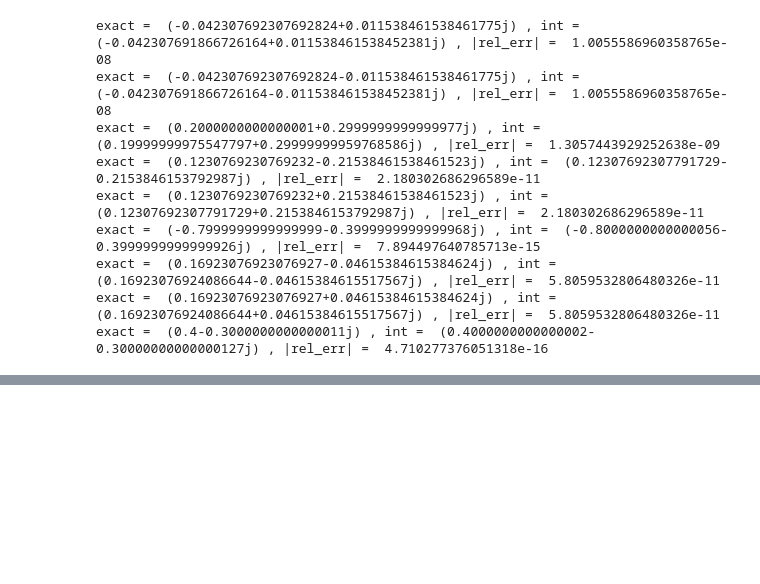
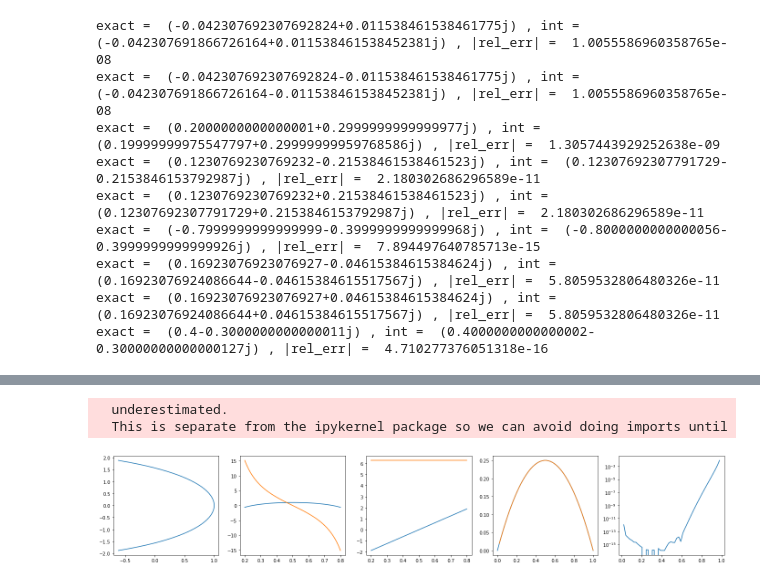
Before and after one commit to NNPDF/eko, a Jupyter notebook: jupyter/interpolation.ipynb, the cells around one changed output, grey strips where cells are left out. Saved outputs shown, nothing was run; the diff lists cells and outputs as text; code cells hidden in the pictures; blank space fills up the shorter version.

```diff
--- a/jupyter/interpolation.ipynb
+++ b/jupyter/interpolation.ipynb
@@ -144,0 +156,23 @@ test_iterpolation_N(get_toy_pdf_x(toy_alpha,toy_beta),get_toy_pdf_N(toy_alpha,to
+# %%
+def inverse_Mellin_transform(f,path,jac,x,cut=0.):
+    """inverse Mellin transformation"""
+    return integrate.quad(lambda u,f=f,path=path,jac=jac,x=x: np.real(np.complex(0.,-1./(2.*np.pi))*np.exp(-path(u)*np.log(x)) * f(path(u)) * jac(u)), cut, 1.-cut)
+
+def get_path_line(max):
+    """get straight line parallel to imaginary axis"""
+    return (lambda t,max=max: np.complex(1,max*(2*t-1)),
+            lambda t,max=max: np.complex(0,max* 2     )
+            )
+
+def get_path_edge(max):
+    """get edged path with angle 45°"""
+    return (lambda t,max=max: 1. + (.5-t)*max*np.exp(np.complex(0,-np.pi*2./3.)) if t < .5 else
+                              1. + (t-.5)*max*np.exp(np.complex(0, np.pi*2./3.)),
+            lambda t,max=max:            -max*np.exp(np.complex(0,-np.pi*2./3.)) if t < .5 else
+                                          max*np.exp(np.complex(0, np.pi*2./3.))
+            )
+
+def get_path_Talbot():
+    """get Talbot path"""
+    return (lambda t: np.complex(1 if .5 == t else np.pi*(2.*t-1.)/np.tan(np.pi*(2.*t-1.))                                           ,np.pi*(2.*t-1.)),
+            lambda t: np.pi*2.*np.complex(0 if .5 == t else 1./np.tan(np.pi*(2.*t-1.)) - np.pi*(2.*t-1.)/(np.sin(np.pi*(2.*t-1.)))**2, 1.))
@@ -144,0 +234,18 @@ test_iterpolation_N(get_toy_pdf_x(toy_alpha,toy_beta),get_toy_pdf_N(toy_alpha,to
+# %%
+def test_inv_interpolation_x(fx,pN,g,path,jac,plot_ts = np.linspace(0.,1),cut=0.):
+    """compare interpolated numeric inversion to real thing"""
+    fxs = [fx(x) for x in g]
+    fNp = lambda N,pN=pN,g=g,fxs=fxs: np.sum([fxs[j]*pN(N,g,j) for j in range(len(g))])
+    return test_inverse_Mellin_transform(fx,fNp,path,jac,plot_ts,cut)
+
+p,j = get_path_Talbot()
+test_inv_interpolation_x(get_toy_pdf_x(1.,1.),
+                     get_Lagrange_iterpolators_N,
+                     [0.,.5,1.],
+                     p,j,
+                     np.linspace(.2,.8),1e-2
+                     )
+# %% [output]
+  underestimated.
+  This is separate from the ipykernel package so we can avoid doing imports until
+[figure, added]
```
Also changed, not shown: parts of 7 cells of this notebook.
